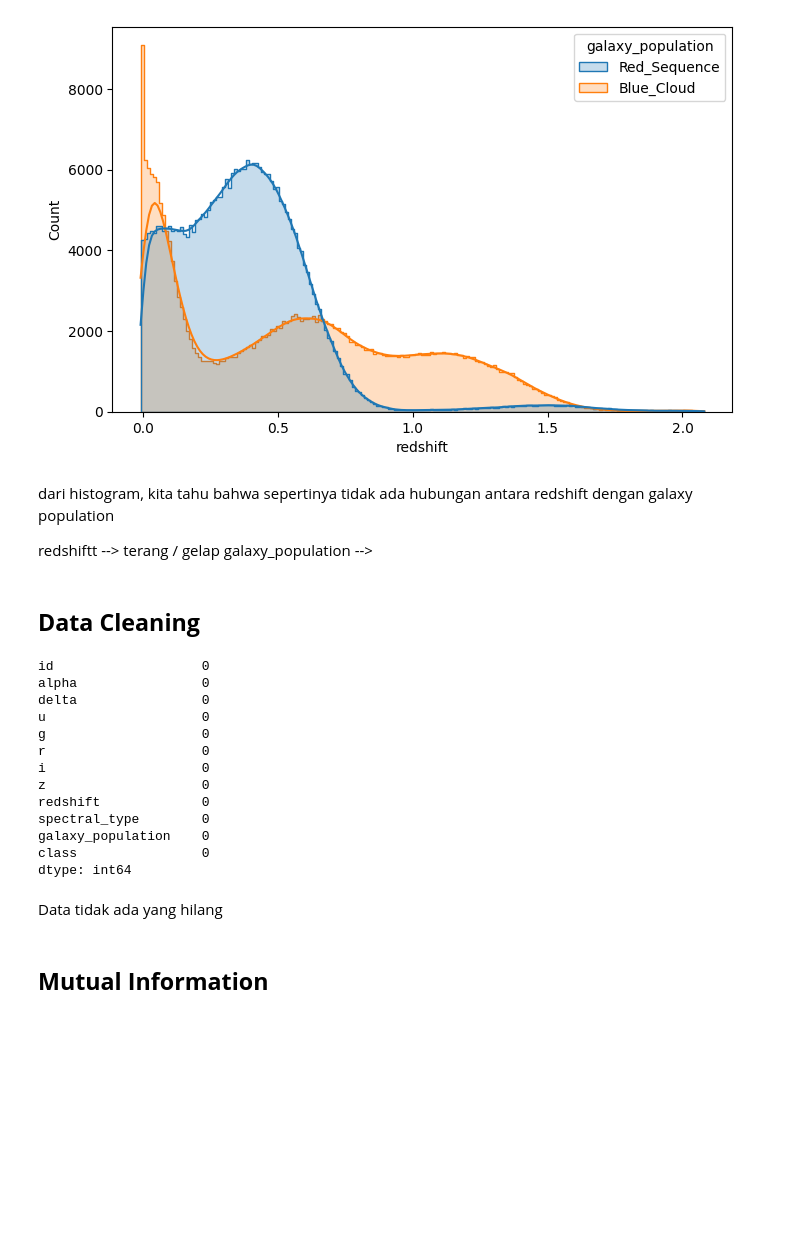
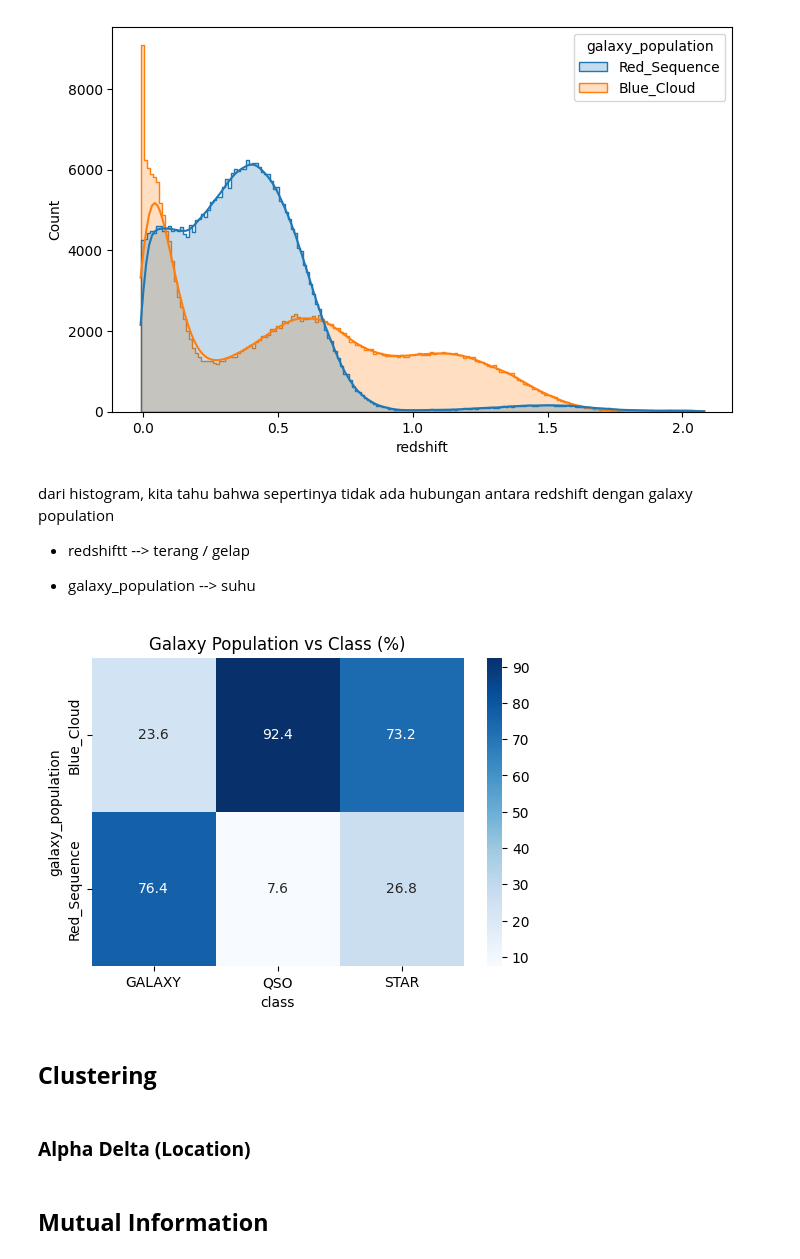
Before and after one commit to 404visco/ML, a Jupyter notebook: Kaggle/stellarclass.ipynb, the cells around one changed output. Saved outputs shown, nothing was run; the diff lists cells and outputs as text; code cells hidden in the pictures; blank space fills up the shorter version.

```diff
--- a/Kaggle/stellarclass.ipynb
+++ b/Kaggle/stellarclass.ipynb
@@ -195,27 +206,19 @@ plt.show()
 # %% [markdown]
 dari histogram, kita tahu bahwa sepertinya tidak ada hubungan antara redshift dengan galaxy population
 
-redshiftt --> terang / gelap
-galaxy_population -->
+- redshiftt --> terang / gelap
+
+- galaxy_population --> suhu
-# %% [markdown]
-## **Data Cleaning**
-# %%
-missing_data = df.isnull().sum()
-missing_data = missing_data.sort_values(ascending= False)
-missing_data
-# %% [output]
-id                   0
-alpha                0
-delta                0
-u                    0
-g                    0
-r                    0
-i                    0
-z                    0
-redshift             0
-spectral_type        0
-galaxy_population    0
-class                0
-dtype: int64
-# %% [markdown]
-Data tidak ada yang hilang
+# %%
+ct = pd.crosstab(X['galaxy_population'], y, normalize = "columns")* 100
+# ct = pd.crosstab(X['galaxy_population'], y)
+
+plt.figure(figsize=(6,4))
+sns.heatmap(ct, annot=True, fmt=".1f", cmap="Blues")
+
+plt.title("Galaxy Population vs Class (%)")
+plt.show()
+# %% [output]
+[figure, added]
+# %% [markdown]
+## **Clustering**
@@ -222,3 +240,5 @@ Data tidak ada yang hilang
+# %% [markdown]
+### **Alpha Delta (Location)**
 # %% [markdown]
 ## **Mutual Information**
 # %%
```
Also changed, not shown: parts of 17 cells of this notebook.
